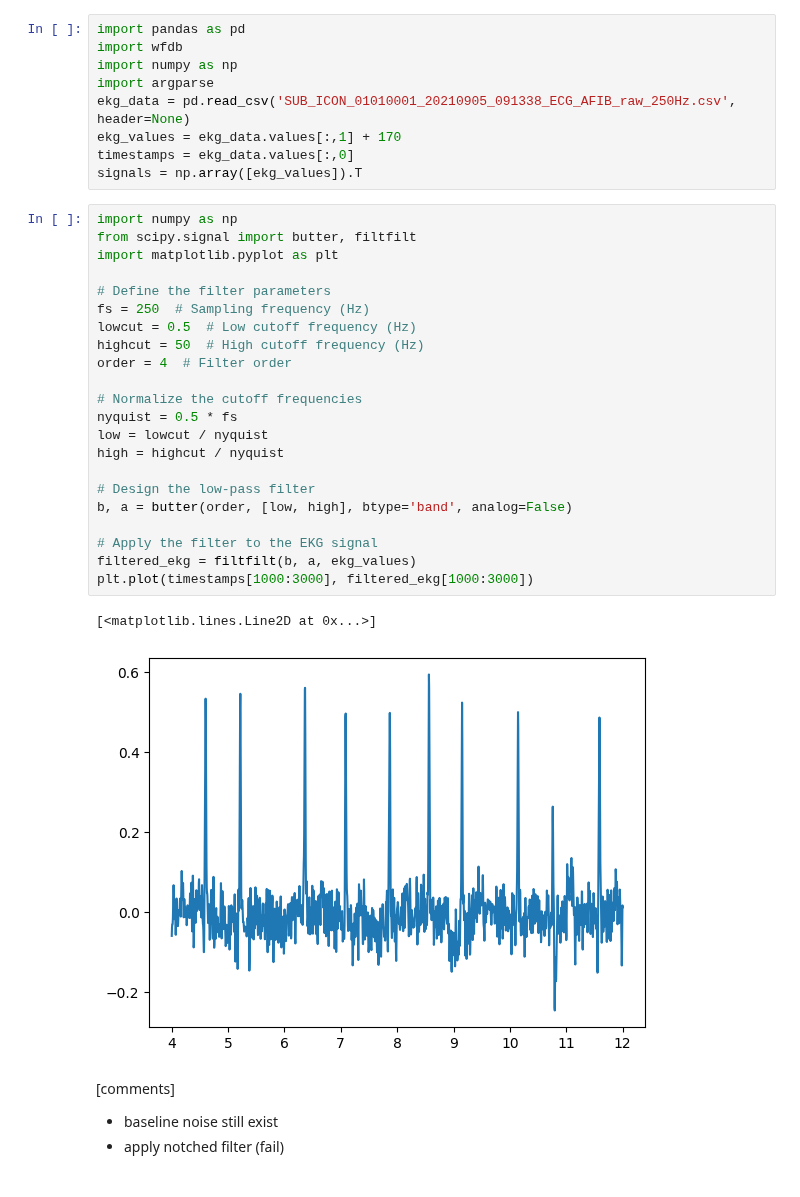
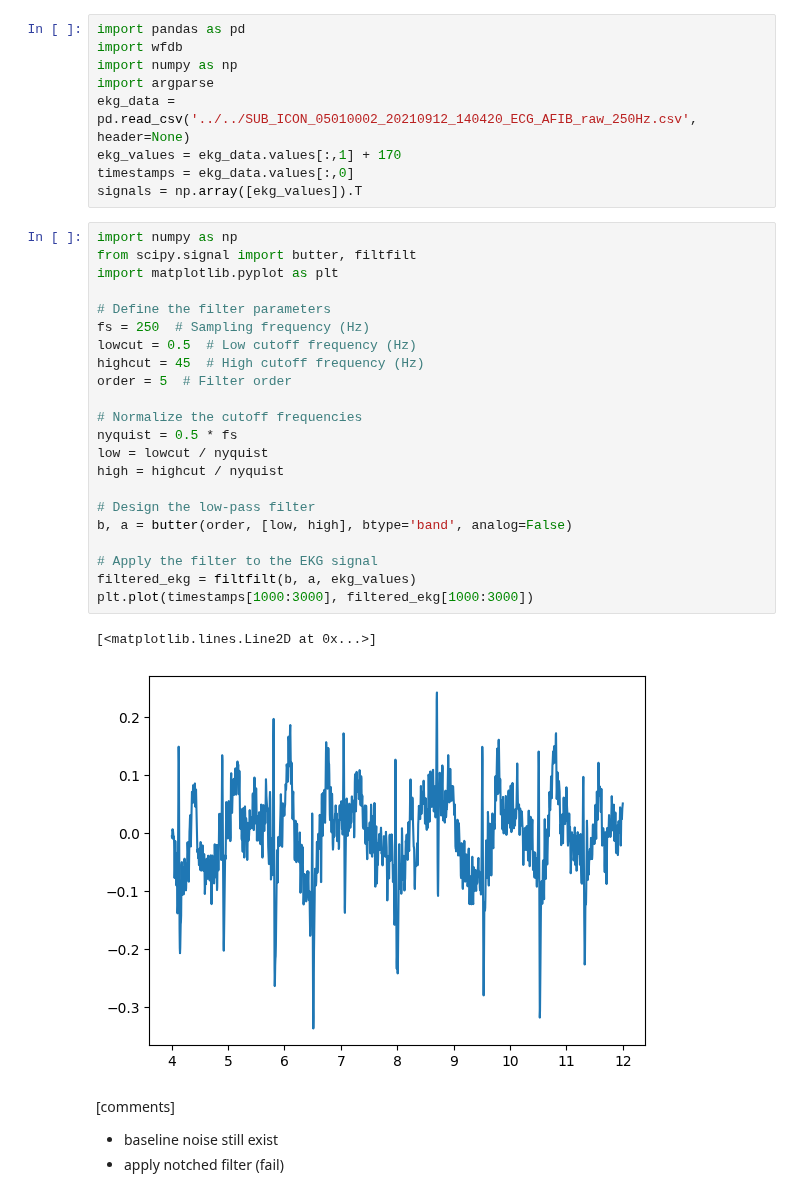
Before and after one commit to chenhaodev/biosig_ecg_plot, a Jupyter notebook: examples/noisy_ekg_samsung/samsung_csv_to_wfdb.ipynb, the cells around one changed output. Saved outputs shown, nothing was run; the diff lists cells and outputs as text.

```diff
--- a/examples/noisy_ekg_samsung/samsung_csv_to_wfdb.ipynb
+++ b/examples/noisy_ekg_samsung/samsung_csv_to_wfdb.ipynb
@@ -3,35 +3,35 @@ import pandas as pd
 import wfdb
 import numpy as np
 import argparse
-ekg_data = pd.read_csv('SUB_ICON_01010001_20210905_091338_ECG_AFIB_raw_250Hz.csv', header=None)
+ekg_data = pd.read_csv('../../SUB_ICON_05010002_20210912_140420_ECG_AFIB_raw_250Hz.csv', header=None)
 ekg_values = ekg_data.values[:,1] + 170
 timestamps = ekg_data.values[:,0]
 signals = np.array([ekg_values]).T
 # %%
 import numpy as np
 from scipy.signal import butter, filtfilt
 import matplotlib.pyplot as plt
 
 # Define the filter parameters
 fs = 250  # Sampling frequency (Hz)
 lowcut = 0.5  # Low cutoff frequency (Hz)
-highcut = 50  # High cutoff frequency (Hz)
-order = 4  # Filter order
+highcut = 45  # High cutoff frequency (Hz)
+order = 5  # Filter order
 
 # Normalize the cutoff frequencies
 nyquist = 0.5 * fs
 low = lowcut / nyquist
 high = highcut / nyquist
 
 # Design the low-pass filter
 b, a = butter(order, [low, high], btype='band', analog=False)
 
 # Apply the filter to the EKG signal
 filtered_ekg = filtfilt(b, a, ekg_values)
 plt.plot(timestamps[1000:3000], filtered_ekg[1000:3000])
 # %% [output]
 [<matplotlib.lines.Line2D at 0x...>]
-[figure, old version]
+[figure, new version]
 # %% [markdown]
 [comments]
 * baseline noise still exist
```
Also changed, not shown: parts of 3 cells of this notebook, 2 other files.
